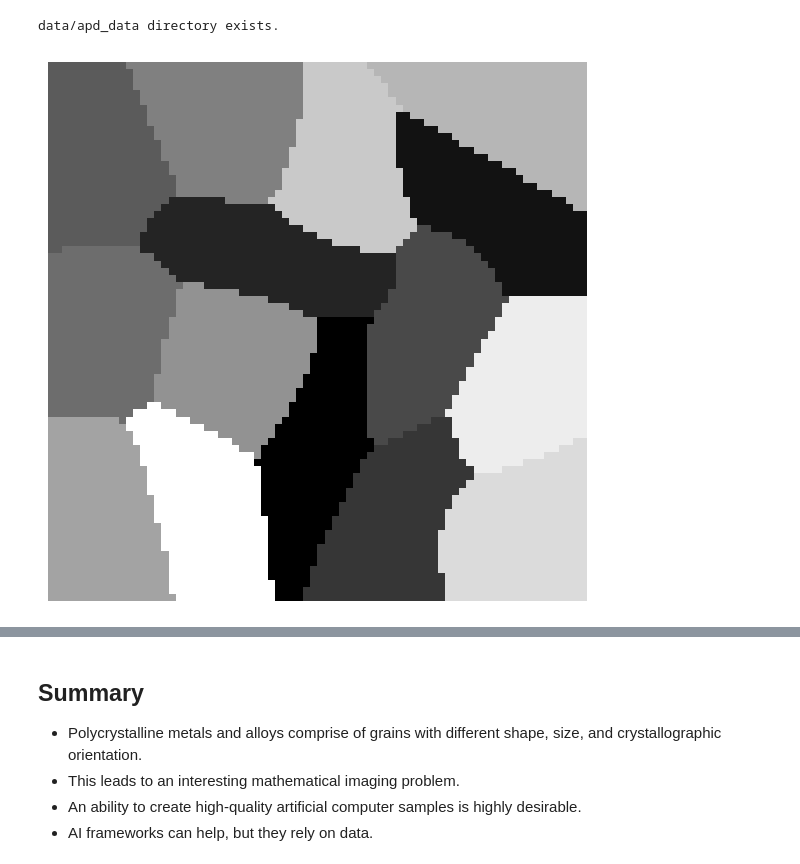
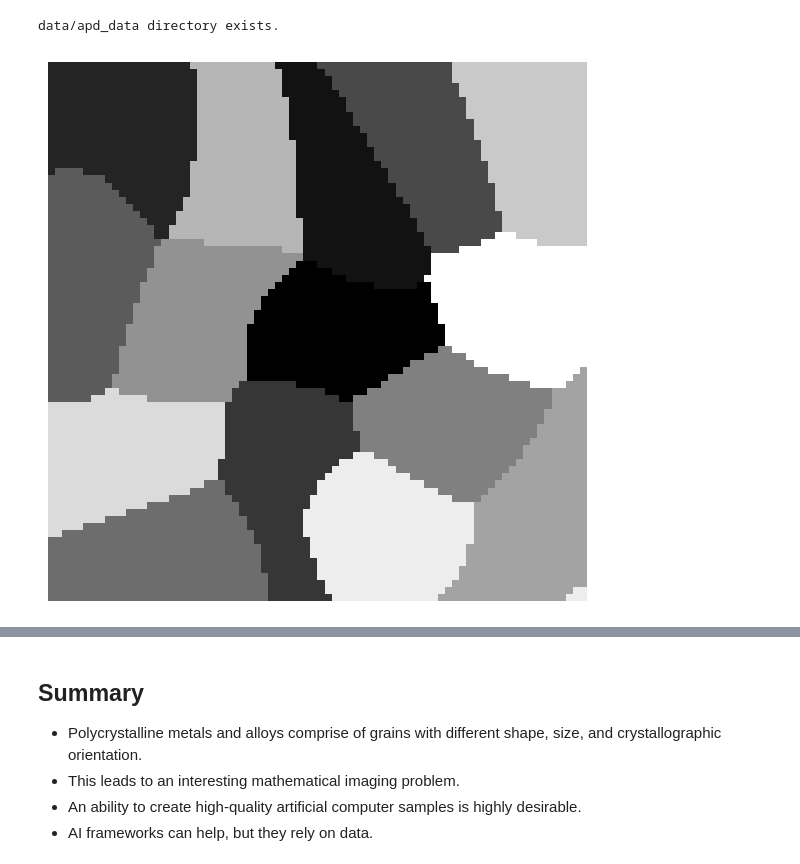
Before and after one commit to mbuze/GAN_microstructure_modelling, a Jupyter notebook: notebooks/GANs_microstructure_modelling_1.ipynb, the cells around one changed output, grey strips where cells are left out. Cells and saved outputs as stored; diff of their text form; code cells hidden in the pictures.

```diff
--- a/notebooks/GANs_microstructure_modelling_1.ipynb
+++ b/notebooks/GANs_microstructure_modelling_1.ipynb
@@ -200,22 +203,23 @@ data/apd_data directory exists.
 # %%
 import random # random number generator
 from PIL import Image # opening images from files
 # Set seed
-random.seed(100) # <- try changing this and see what happens
+random.seed(50) # <- try changing this and see what happens
 # 1. Get all image paths (* means "any combination")
 image_path_list = list(image_path.glob("*/*/*.png"))
 #2. Get random image path
-random_image_path = random.choice(image_path_list)
+#random_image_path = random.choice(image_path_list)
+random_image_path = image_path_list[50]
 # 3. Get image class from path name (the image class is the name of the directory where the image is stored)
 image_class = random_image_path.parent.stem
 # 4. Open image
 img = Image.open(random_image_path)
 # Turn the image into an array
 img_as_array = np.asarray(img)
 # Plot the image with matplotlib
 plt.figure(figsize=(10, 7))
 plt.imshow(img_as_array)#,cmap=plt.cm.gray)
 plt.axis(False);
 #img_as_array.shape
 # %% [output]
-[figure, old version]
+[figure, new version]
```
Also changed, not shown: parts of 8 cells of this notebook, 1 other file.
